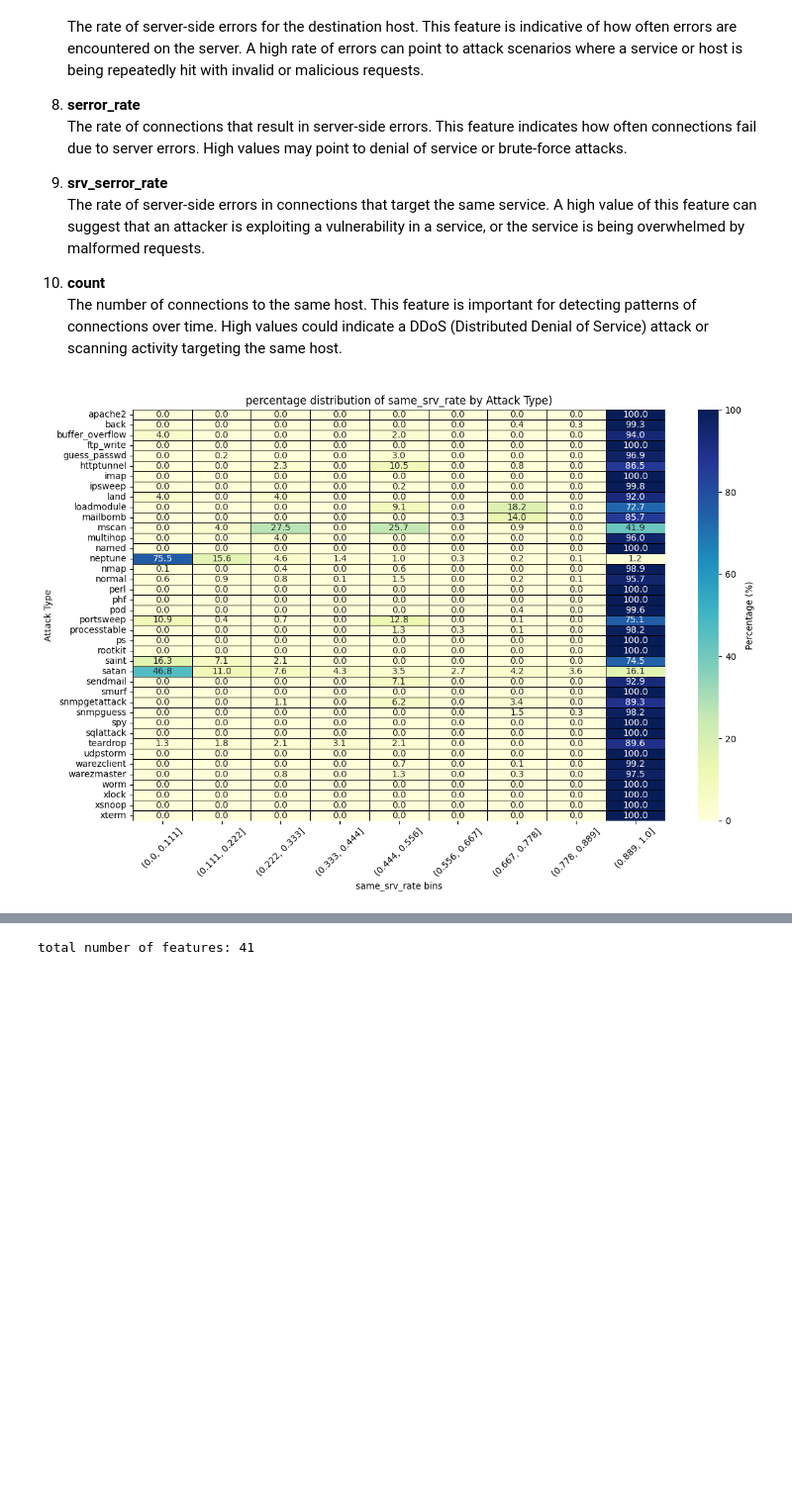
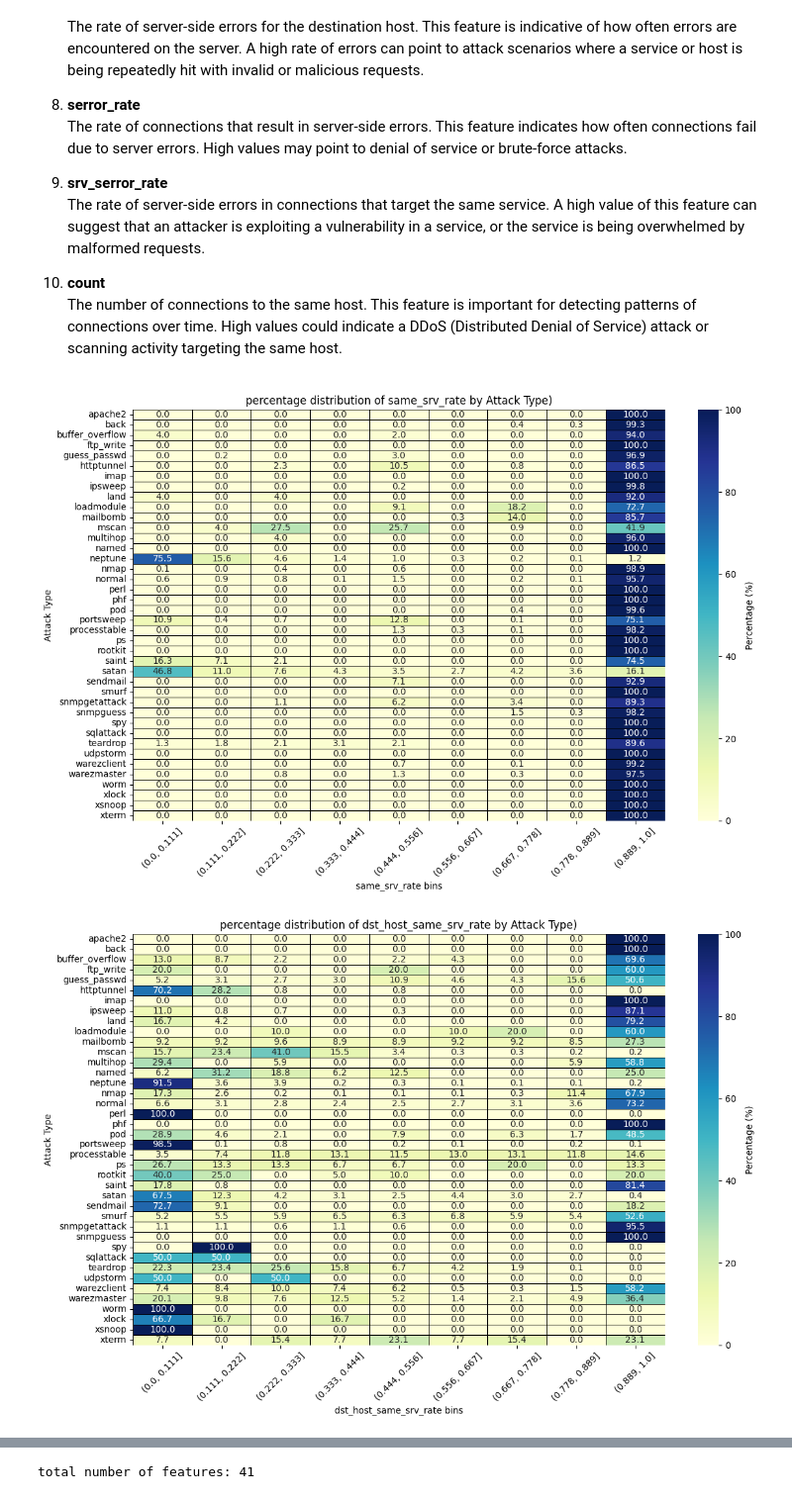
Before and after one commit to barisozmen/python-cookbook, a Jupyter notebook: anomaly-detection-cyber-security.ipynb, the cells around one changed output, grey strips where cells are left out. Shown at 99% size. Saved outputs shown, nothing was run; the diff lists cells and outputs as text; code cells hidden in the pictures; blank space fills up the shorter version.

Commit message:
percentage distibution of rate features added 2

```diff
--- a/anomaly-detection-cyber-security.ipynb
+++ b/anomaly-detection-cyber-security.ipynb
@@ -294,37 +294,39 @@ The number of connections to the same host. This feature is important for detect
 # %%
 
 def display_heatmap_for_rate_features_by_attack_type(rate_feature):
-    # same_srv_rate by attack_type heatmap, where x axis is attack_type and y axis is same_srv_rate. there should be attack_type many columns, where each column is a heatmap with heat values
+    # {rate_feature} by attack_type heatmap, where x axis is attack_type and y axis is {rate_feature}. there should be attack_type many columns, where each column is a heatmap with heat values
 
     plt.figure(figsize=(12, 8))
 
     # divide same_srv_rate into 10 bins
     bins = np.linspace(0, 1, 10)
 
     # create a new column same_srv_rate_binned
     full_data[f'{rate_feature}_binned'] = pd.cut(full_data[rate_feature], bins=bins)
 
     # group by attack_type and same_srv_rate_binned
     grouped_data = full_data.groupby(['attack_type', f'{rate_feature}_binned']).size().unstack(fill_value=0)
 
     # Normalize each row (attack type) to show distribution
     normalized_data = grouped_data.div(grouped_data.sum(axis=1), axis=0) * 100
 
     # plot the heatmap
     sns.heatmap(normalized_data, cmap='YlGnBu',
                 annot=True,
                 fmt='.1f',  # Show one decimal place
                 cbar_kws={'label': 'Percentage (%)'},
                 linewidths=0.5,  # Add cell borders
                 linecolor='black')  # Set border color to black
     plt.title(f'percentage distribution of {rate_feature} by Attack Type)')
     plt.xlabel(f'{rate_feature} bins')
     plt.ylabel('Attack Type')
     plt.xticks(rotation=45)
     plt.tight_layout()
     plt.show()
 
-display_heatmap_for_rate_features_by_attack_type('same_srv_rate')
-display_heatmap_for_rate_features_by_attack_type('dst_host_srv_count')
+
+for rate_feature in ['same_srv_rate', 'dst_host_same_srv_rate', 'dst_host_srv_serror_rate', 'dst_host_serror_rate', 'serror_rate', 'srv_serror_rate']:
+    display_heatmap_for_rate_features_by_attack_type(rate_feature)
 # %% [output]
 [figure]
+[figure, added]
```
Also changed, not shown: parts of 3 cells of this notebook.
